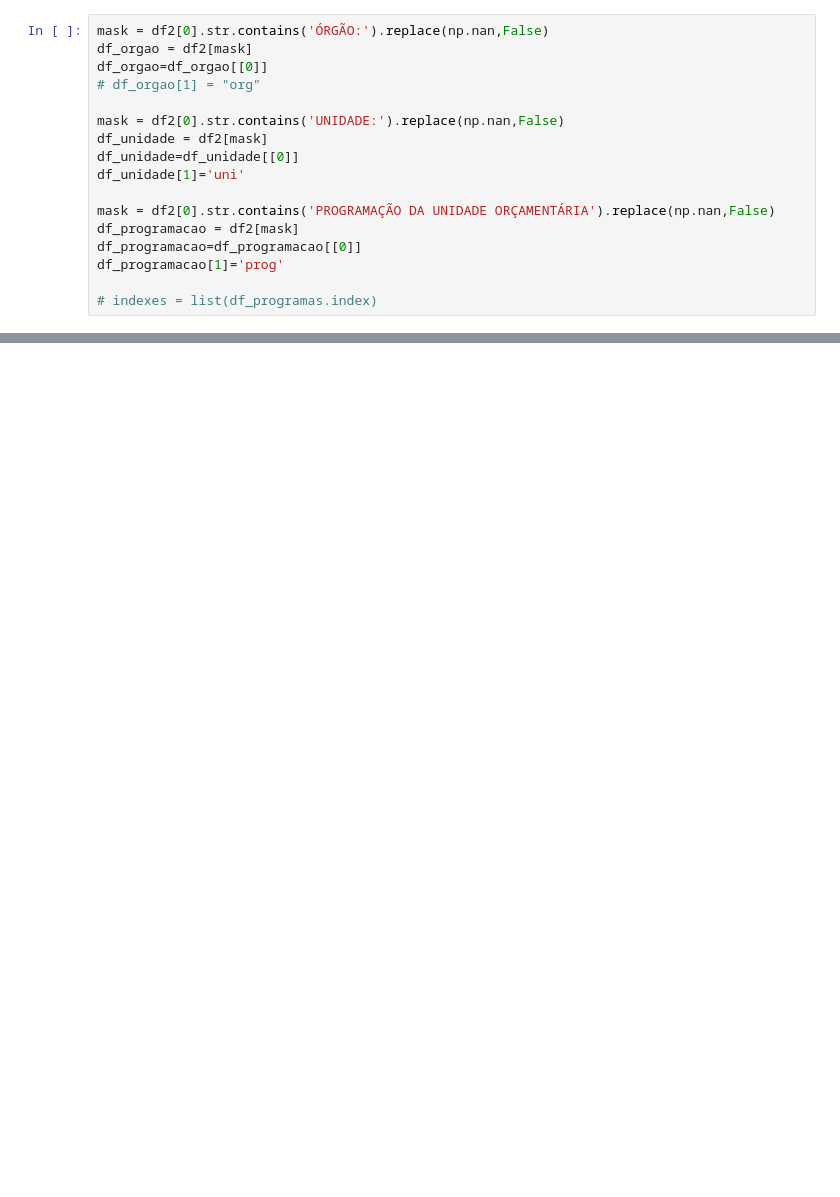
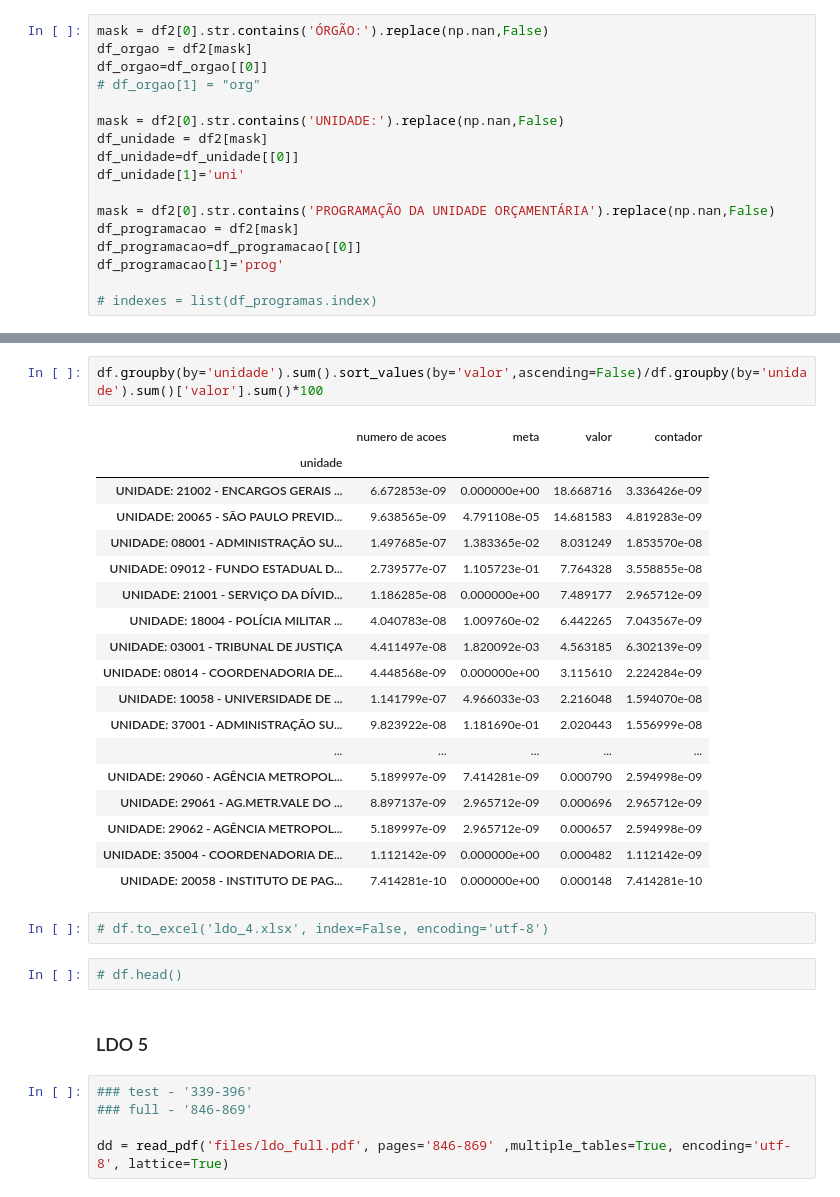
Before and after one commit to d116626/orcamento_sp, a Jupyter notebook: orcamentos/ldo.ipynb, the cells around one changed output, grey strips where cells are left out. Drawn from its saved outputs; the diff is of its cells as text; blank space fills up the shorter version.

```diff
--- a/orcamentos/ldo.ipynb
+++ b/orcamentos/ldo.ipynb
@@ -559,0 +743,32 @@ for i in range(len(indexes)):
+# %%
+df.groupby(by='unidade').sum().sort_values(by='valor',ascending=False)/df.groupby(by='unidade').sum()['valor'].sum()*100
+# %% [output]
+|  | numero de acoes | meta | valor | contador |
+| unidade |  |  |  |  |
+| UNIDADE: 21002 - ENCARGOS GERAIS ... | 6.672853e-09 | 0.000000e+00 | 18.668716 | 3.336426e-09 |
+| UNIDADE: 20065 - SÃO PAULO PREVID... | 9.638565e-09 | 4.791108e-05 | 14.681583 | 4.819283e-09 |
+| UNIDADE: 08001 - ADMINISTRAÇÃO SU... | 1.497685e-07 | 1.383365e-02 | 8.031249 | 1.853570e-08 |
+| UNIDADE: 09012 - FUNDO ESTADUAL D... | 2.739577e-07 | 1.105723e-01 | 7.764328 | 3.558855e-08 |
+| UNIDADE: 21001 - SERVIÇO DA DÍVID... | 1.186285e-08 | 0.000000e+00 | 7.489177 | 2.965712e-09 |
+| UNIDADE: 18004 - POLÍCIA MILITAR ... | 4.040783e-08 | 1.009760e-02 | 6.442265 | 7.043567e-09 |
+| UNIDADE: 03001 - TRIBUNAL DE JUSTIÇA | 4.411497e-08 | 1.820092e-03 | 4.563185 | 6.302139e-09 |
+| UNIDADE: 08014 - COORDENADORIA DE... | 4.448568e-09 | 0.000000e+00 | 3.115610 | 2.224284e-09 |
+| UNIDADE: 10058 - UNIVERSIDADE DE ... | 1.141799e-07 | 4.966033e-03 | 2.216048 | 1.594070e-08 |
+| UNIDADE: 37001 - ADMINISTRAÇÃO SU... | 9.823922e-08 | 1.181690e-01 | 2.020443 | 1.556999e-08 |
+| ... | ... | ... | ... | ... |
+| UNIDADE: 29060 - AGÊNCIA METROPOL... | 5.189997e-09 | 7.414281e-09 | 0.000790 | 2.594998e-09 |
+| UNIDADE: 29061 - AG.METR.VALE DO ... | 8.897137e-09 | 2.965712e-09 | 0.000696 | 2.965712e-09 |
+| UNIDADE: 29062 - AGÊNCIA METROPOL... | 5.189997e-09 | 2.965712e-09 | 0.000657 | 2.594998e-09 |
+| UNIDADE: 35004 - COORDENADORIA DE... | 1.112142e-09 | 0.000000e+00 | 0.000482 | 1.112142e-09 |
+| UNIDADE: 20058 - INSTITUTO DE PAG... | 7.414281e-10 | 0.000000e+00 | 0.000148 | 7.414281e-10 |
+# %%
+# df.to_excel('ldo_4.xlsx', index=False, encoding='utf-8')
+# %%
+# df.head()
+# %% [markdown]
+### LDO 5
+# %%
+### test - '339-396'
+### full - '846-869'
+
+dd = read_pdf('files/ldo_full.pdf', pages='846-869' ,multiple_tables=True, encoding='utf-8', lattice=True)
```
Also changed, not shown: parts of 28 cells of this notebook, 7 other files.
